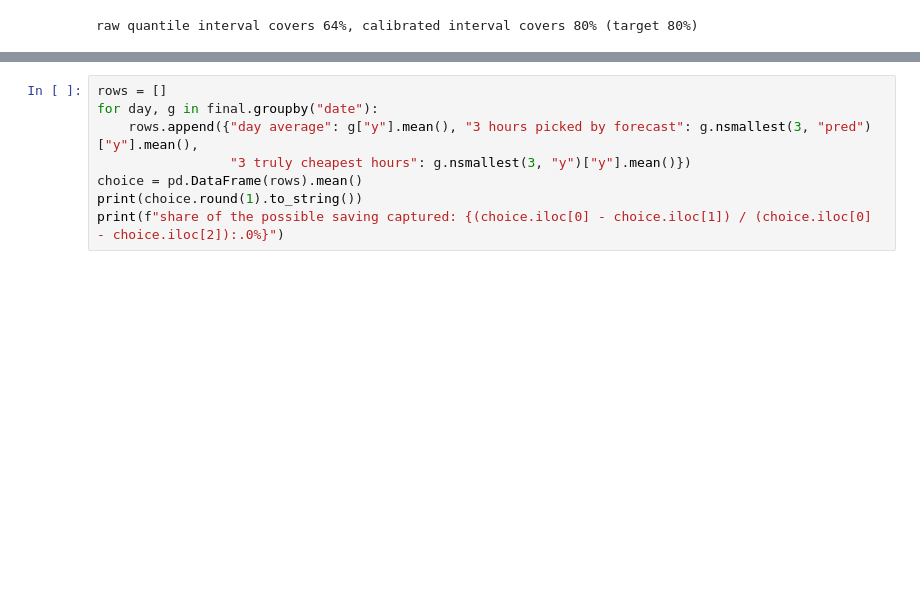
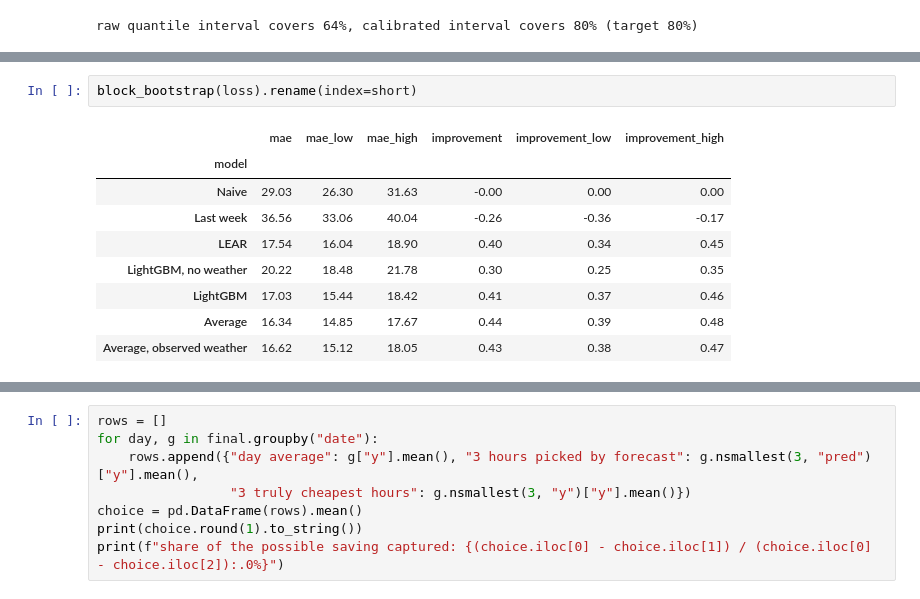
Before and after one commit to rose-ember-forge/Forecasting-Electricity-Prices-in-Stockholm, a Jupyter notebook: notebooks/analysis.ipynb, the cells around one changed output, grey strips where cells are left out. Saved outputs shown, nothing was run; the diff lists cells and outputs as text; blank space fills up the shorter version.

```diff
--- a/notebooks/analysis.ipynb
+++ b/notebooks/analysis.ipynb
@@ -179,0 +208,12 @@ raw quantile interval covers 64%, calibrated interval covers 80% (target 80%)
+# %%
+block_bootstrap(loss).rename(index=short)
+# %% [output]
+|  | mae | mae_low | mae_high | improvement | improvement_low | improvement_high |
+| model |  |  |  |  |  |  |
+| Naive | 29.03 | 26.30 | 31.63 | -0.00 | 0.00 | 0.00 |
+| Last week | 36.56 | 33.06 | 40.04 | -0.26 | -0.36 | -0.17 |
+| LEAR | 17.54 | 16.04 | 18.90 | 0.40 | 0.34 | 0.45 |
+| LightGBM, no weather | 20.22 | 18.48 | 21.78 | 0.30 | 0.25 | 0.35 |
+| LightGBM | 17.03 | 15.44 | 18.42 | 0.41 | 0.37 | 0.46 |
+| Average | 16.34 | 14.85 | 17.67 | 0.44 | 0.39 | 0.48 |
+| Average, observed weather | 16.62 | 15.12 | 18.05 | 0.43 | 0.38 | 0.47 |
```
Also changed, not shown: parts of 8 cells of this notebook, 9 other files.
